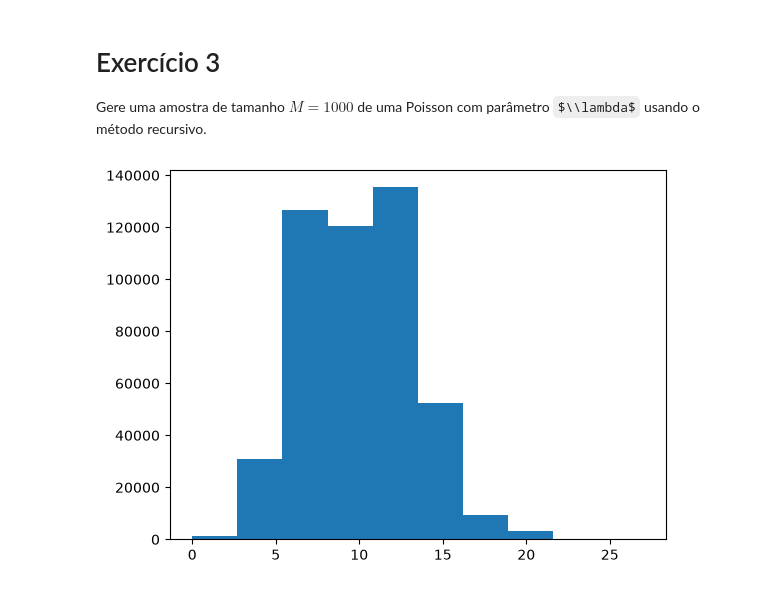
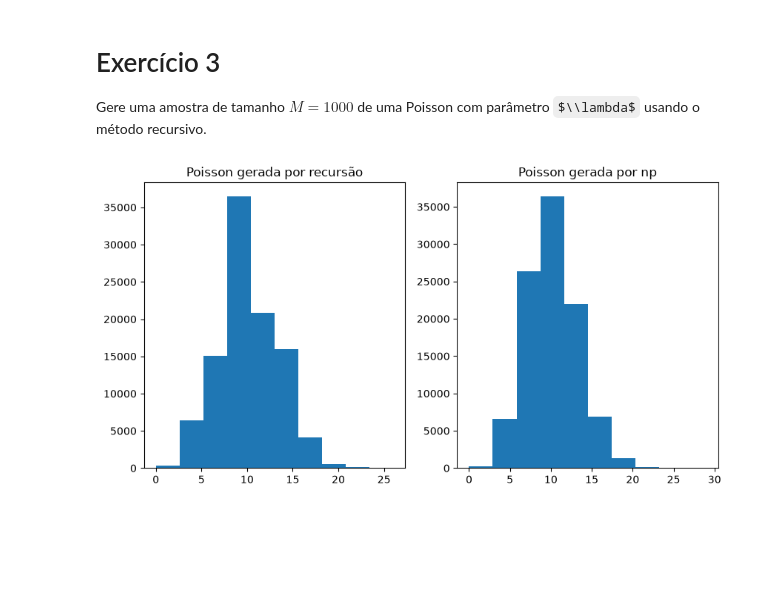
Before and after one commit to BenvenutiMateus/prog-estat, a Jupyter notebook: lab3.ipynb, the cells around one changed output. Cells and saved outputs as stored; diff of their text form; code cells hidden in the pictures; some formulas as TeX source; blank space fills up the shorter version.

```diff
--- a/lab3.ipynb
+++ b/lab3.ipynb
@@ -93,9 +90,16 @@ def pois(lamb):
         F += p
     return i
 # %%
-amostralamb = [pois(10) for _ in tqdm(range(480000))]
+M = 100000
+lamb = 10
+amostralamb = [pois(lamb) for _ in tqdm(range(M))]
 # %%
-plt.hist(amostralamb)
+poisson_np = np.random.poisson(lamb, size= M)
+fig, ax = plt.subplots(1,2,figsize=(10,5))
+ax[0].hist(amostralamb)
+ax[1].hist(poisson_np)
+ax[0].set_title('Poisson gerada por recursão')
+ax[1].set_title('Poisson gerada por np')
 plt.show()
 # %% [output]
-[figure, old version]
+[figure, new version]
```
Also changed, not shown: parts of 3 cells of this notebook.
